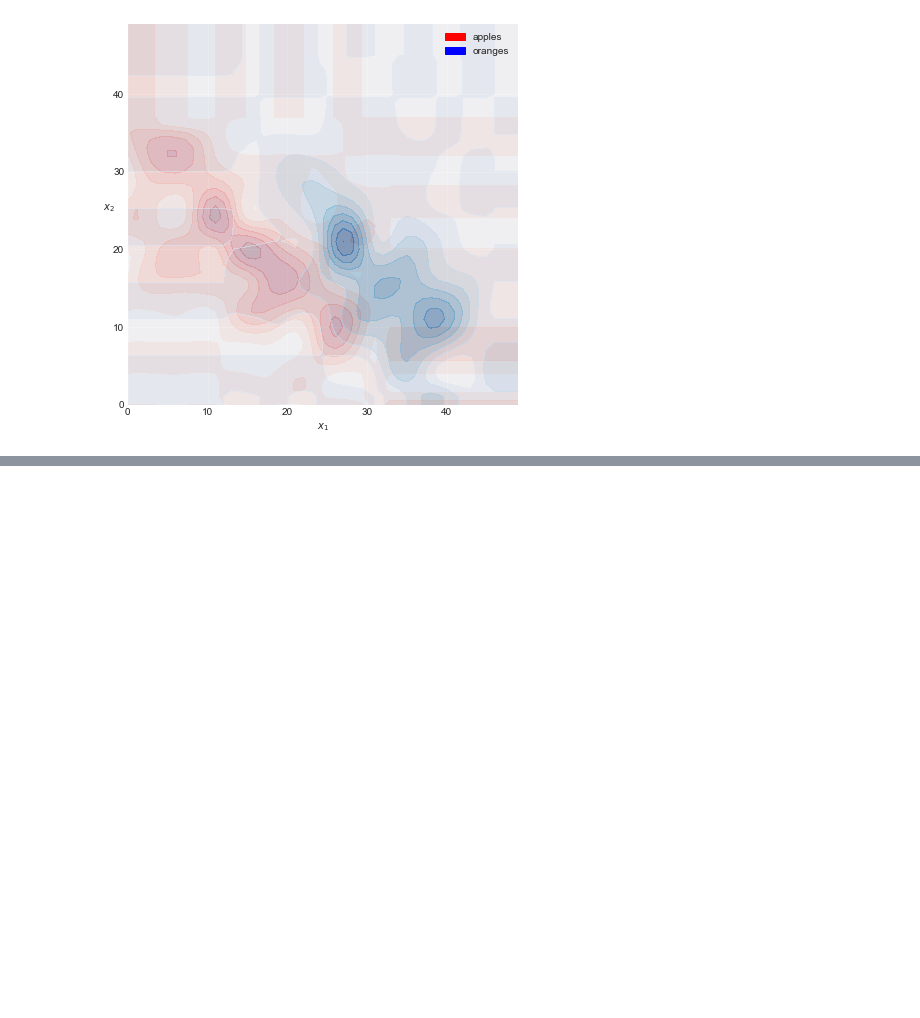
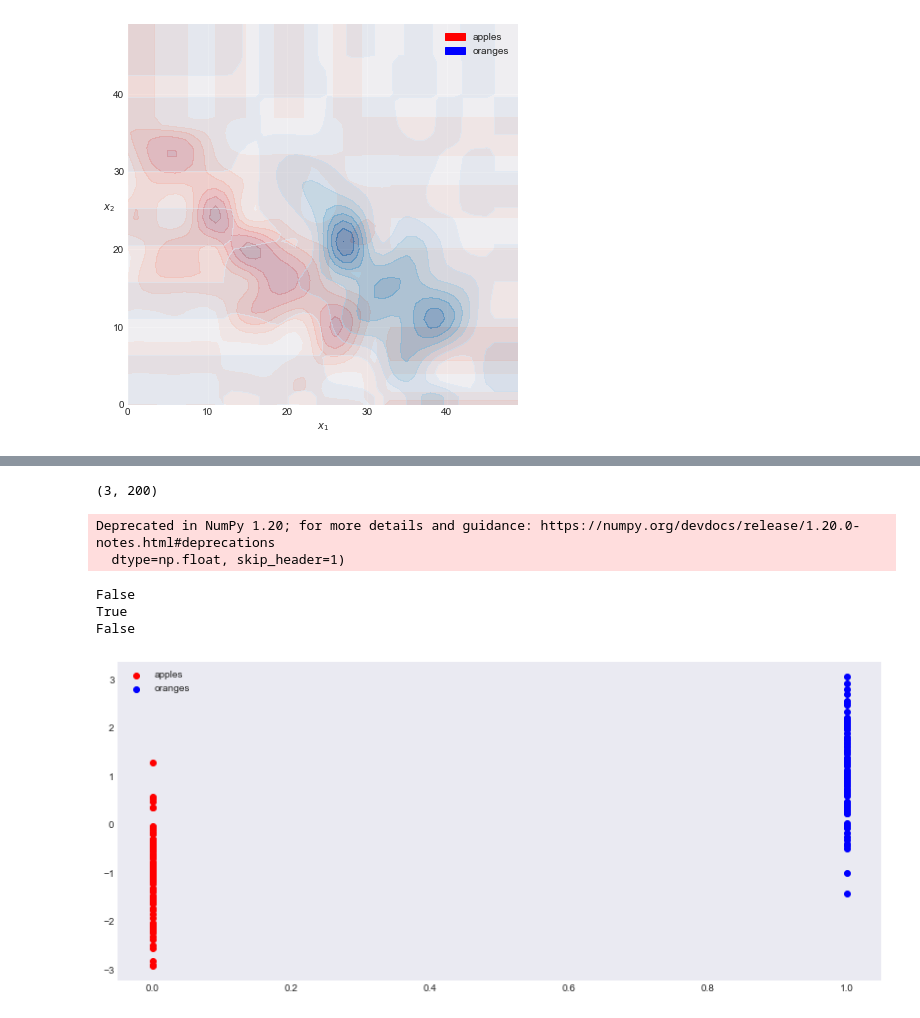
Before and after one commit to Javiermateor/Machine-Intelligence-I, a Jupyter notebook: Exercise 00/Exercise-00.ipynb, the cells around one changed output, grey strips where cells are left out. Saved outputs shown, nothing was run; the diff lists cells and outputs as text; code cells hidden in the pictures; blank space fills up the shorter version.

```diff
--- a/Exercise 00/Exercise-00.ipynb
+++ b/Exercise 00/Exercise-00.ipynb
@@ -235,0 +261,47 @@ df = pd.DataFrame({
+# %%
+expdat = np.genfromtxt(fname='applesOranges.csv', delimiter=',',
+                          dtype=np.float, skip_header=1)
+x = expdat[:,:2].T
+y = expdat[:,-1].T
+xc = np.vstack((np.ones((1,200)),x))
+print(xc.shape)
+# %% [output]
+(3, 200)
+Deprecated in NumPy 1.20; for more details and guidance: https://numpy.org/devdocs/release/1.20.0-notes.html#deprecations
+  dtype=np.float, skip_header=1)
+# %%
+def project_dot_per_sample(X, w):
+        p = [np.dot(w, sample) for sample in X.T]
+        return np.array(p)
+
+def project_sum_prod_per_samle(X, w):
+    p = []
+    for sample in X.T:
+        sp = 0
+        for els, elw in zip(sample, w):
+            sp += els * elw
+            p.append(sp)
+    return np.array(p)
+
+def project_matrix_op(X,w):
+    return w @ X # @ operation only available for Python3, potentially fastest
+
+w = [-1.05,  2.183,  2.171]
+p1 = project_dot_per_sample(xc, w)
+p2 = project_sum_prod_per_samle(xc, w)
+p3 = project_matrix_op(xc, w)
+
+# Check to see all yield equal results
+print(np.all(p1==p2))
+print(np.all(p1==p3))
+print(np.all(p2==p3))
+
+plt.scatter(y[y==0], p1[y==0], c='r', label='apples')
+plt.scatter(y[y==1], p1[y==1], c='b', label='oranges')
+plt.legend()
+plt.show()
+# %% [output]
+False
+True
+False
+[figure, added]
```
Also changed, not shown: parts of 4 cells of this notebook.
